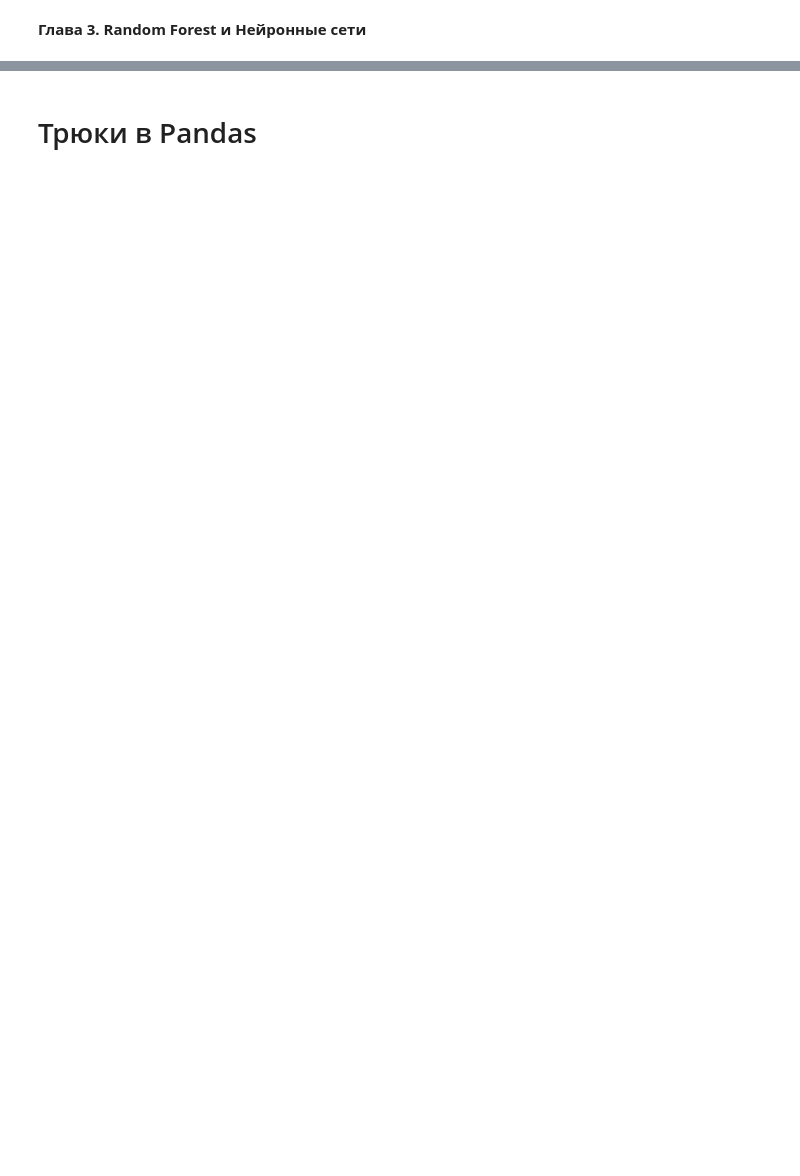
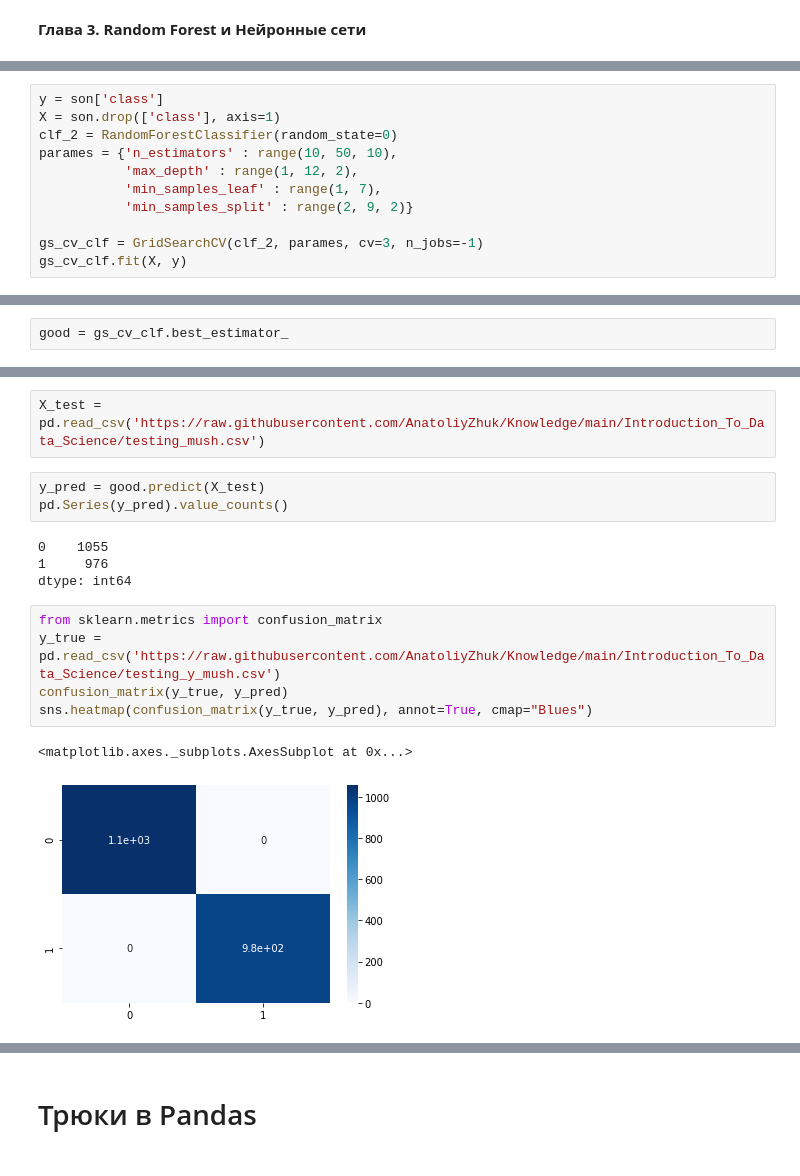
Before and after one commit to AnatoliyZhuk/Knowledge, a Jupyter notebook: Introduction_To_Data_Science/IntroToDataScience.ipynb, the cells around one changed output, grey strips where cells are left out. Saved outputs shown, nothing was run; the diff lists cells and outputs as text; blank space fills up the shorter version.

```diff
--- a/Introduction_To_Data_Science/IntroToDataScience.ipynb
+++ b/Introduction_To_Data_Science/IntroToDataScience.ipynb
@@ -421,0 +768,11 @@ best_clf.score(X_test, Y_test)
+# %%
+y = son['class']
+X = son.drop(['class'], axis=1)
+clf_2 = RandomForestClassifier(random_state=0)
+parames = {'n_estimators' : range(10, 50, 10),
+           'max_depth' : range(1, 12, 2),
+           'min_samples_leaf' : range(1, 7),
+           'min_samples_split' : range(2, 9, 2)}
+
+gs_cv_clf = GridSearchCV(clf_2, parames, cv=3, n_jobs=-1)
+gs_cv_clf.fit(X, y)
@@ -421,0 +820,2 @@ best_clf.score(X_test, Y_test)
+# %%
+good = gs_cv_clf.best_estimator_
@@ -421,0 +845,17 @@ best_clf.score(X_test, Y_test)
+# %%
+X_test = pd.read_csv('https://raw.githubusercontent.com/AnatoliyZhuk/Knowledge/main/Introduction_To_Data_Science/testing_mush.csv')
+# %%
+y_pred = good.predict(X_test)
+pd.Series(y_pred).value_counts()
+# %% [output]
+0    1055
+1     976
+dtype: int64
+# %%
+from sklearn.metrics import confusion_matrix
+y_true = pd.read_csv('https://raw.githubusercontent.com/AnatoliyZhuk/Knowledge/main/Introduction_To_Data_Science/testing_y_mush.csv')
+confusion_matrix(y_true, y_pred)
+sns.heatmap(confusion_matrix(y_true, y_pred), annot=True, cmap="Blues")
+# %% [output]
+<matplotlib.axes._subplots.AxesSubplot at 0x...>
+[figure, added]
```
Also changed, not shown: parts of 76 cells of this notebook.
